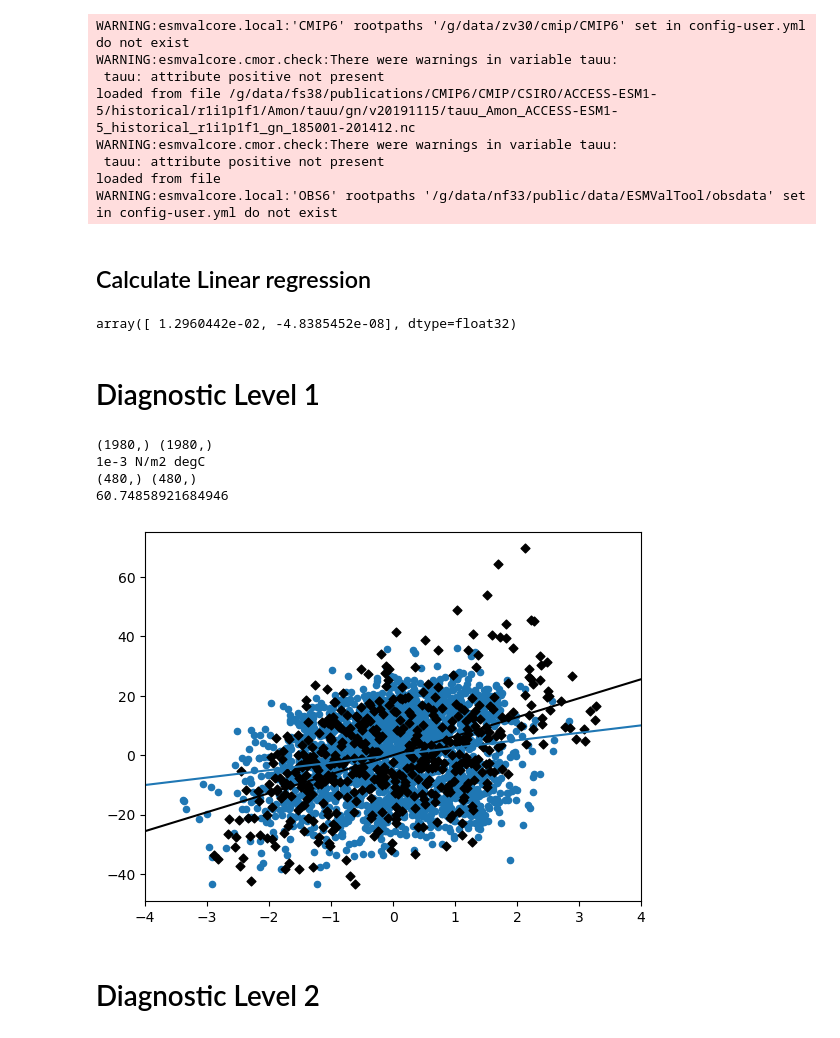
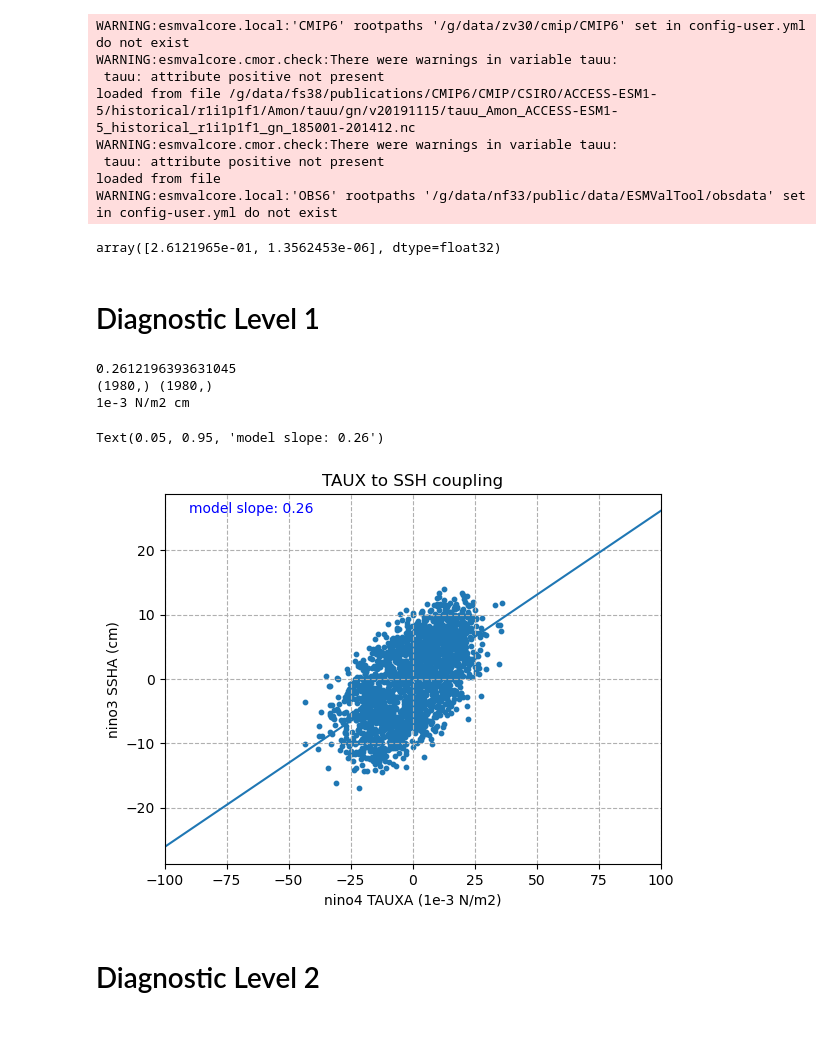
Before and after one commit to ACCESS-NRI/ACCESS-ENSO-recipes, a Jupyter notebook: 21-Taux_SSH_feedback.ipynb, the cells around one changed output. Saved outputs shown, nothing was run; the diff lists cells and outputs as text; code cells hidden in the pictures.

```diff
--- a/21-Taux_SSH_feedback.ipynb
+++ b/21-Taux_SSH_feedback.ipynb
@@ -100,11 +101,11 @@ import iris.quickplot as qplt
 import numpy as np
 import scipy.stats
 # %%
-def sst_east(cube):
+def ssh_east(cube):
     nino3_region = {"start_longitude": 210., "end_longitude": 270., "start_latitude": -5., "end_latitude": 5.}
     # cube = extract_time(cube, start_year=1979, end_year=2000, start_month=1, end_month=12, start_day=1, end_day=31)
     cube = regrid(cube, target_grid="1x1", scheme="linear")
-    cube = convert_units(cube, units="degC")
+    cube = convert_units(cube, units="cm")
     cube = mask_landsea(cube, mask_out="land") #irregular
     cube = anomalies(cube, period="full")
     cube = detrend(cube, dimension="time", method="linear")
@@ -126,10 +127,8 @@ def taux_west(cube):
     cube = area_statistics(cube,operator='mean')
     return cube
 # %%
-model_tos_prep = {name: sst_east(dataset) for name, dataset in model_ts_datasets.items()}
+model_ssh_prep = {name: ssh_east(dataset) for name, dataset in model_ssh_datasets.items()}
 model_tauu_prep = {name: taux_west(dataset) for name, dataset in model_tauu.items()}
 
 obs_tos_prep = {name: sst_east(dataset) for name, dataset in obs_tos_datasets.items()}
 obs_tauu_prep = {name: taux_west(dataset) for name, dataset in obs_tauu_datasets.items()}
-# %% [markdown]
-## Calculate Linear regression
@@ -174,42 +136,49 @@ def lin_regress_matrix(cubeA, cubeB): #array must not contain infs or NaNs
 # scp.LinReg(model_tauu_prep["ACCESS-ESM1-5"].data, model_tos_prep["ACCESS-ESM1-5"].data).intcpt
 B_data = model_tauu_prep["ACCESS-ESM1-5"].data
 B_with_intercept = np.vstack([B_data, np.ones_like(B_data)]).T
-coefs, _, _, _ = np.linalg.lstsq(B_with_intercept, model_tos_prep["ACCESS-ESM1-5"].data, rcond=None)
+coefs, _, _, _ = np.linalg.lstsq(B_with_intercept, model_ssh_prep["ACCESS-ESM1-5"].data, rcond=None)
 coefs
 # %% [output]
-array([ 1.2960442e-02, -4.8385452e-08], dtype=float32)
+array([2.6121965e-01, 1.3562453e-06], dtype=float32)
 # %% [markdown]
 # Diagnostic Level 1
 # %%
 from scipy.stats import linregress
-xseq = np.linspace(-4, 4, num=100)
+xseq = np.linspace(-100, 100, num=100)
 
-# linregress(model_tauu_prep["ACCESS-ESM1-5"].data, model_tos_prep["ACCESS-ESM1-5"].data)
-slope, intcpt, _,_,_ = linregress(model_tos_prep["ACCESS-ESM1-5"].data, model_tauu_prep["ACCESS-ESM1-5"].data)
+slope, intcpt, _,_,_ = linregress(model_tauu_prep["ACCESS-ESM1-5"].data, model_ssh_prep["ACCESS-ESM1-5"].data)
 plt.plot(xseq, intcpt+slope*xseq)
 mod_slope = slope
+print(slope)
 
-slope, intcpt, _,_,_ = linregress(obs_tos_prep["HadISST"].data, obs_tauu_prep["ERA-Interim"].data)
-plt.plot(xseq, intcpt+slope*xseq, color='black')
-metric_val = abs((mod_slope-slope)/slope)*100
+# slope, intcpt, _,_,_ = linregress(obs_tos_prep["HadISST"].data, obs_tauu_prep["ERA-Interim"].data)
+# plt.plot(xseq, intcpt+slope*xseq, color='black')
+# metric_val = abs((mod_slope-slope)/slope)*100
 
-print(model_tauu_prep["ACCESS-ESM1-5"].shape, model_tos_prep["ACCESS-ESM1-5"].shape) #scatter plot
-print(model_tauu_prep["ACCESS-ESM1-5"].units, model_tos_prep["ACCESS-ESM1-5"].units)
-plt.scatter(model_tos_prep["ACCESS-ESM1-5"].data, model_tauu_prep["ACCESS-ESM1-5"].data, s=20)
+print(model_tauu_prep["ACCESS-ESM1-5"].shape, model_ssh_prep["ACCESS-ESM1-5"].shape) #scatter plot
+print(model_tauu_prep["ACCESS-ESM1-5"].units, model_ssh_prep["ACCESS-ESM1-5"].units) #ssh cm
+plt.scatter(model_tauu_prep["ACCESS-ESM1-5"].data, model_ssh_prep["ACCESS-ESM1-5"].data, s=10)
+yunit = model_ssh_prep["ACCESS-ESM1-5"].units
+xunit = model_tauu_prep["ACCESS-ESM1-5"].units
 
-print(obs_tos_prep["HadISST"].shape, obs_tauu_prep["ERA-Interim"].shape)
-plt.scatter(obs_tos_prep["HadISST"].data, obs_tauu_prep["ERA-Interim"].data,s=20, c='black', marker='D')
-plt.xlim(-4,4)
+# print(obs_tos_prep["HadISST"].shape, obs_tauu_prep["ERA-Interim"].shape)
+# plt.scatter(obs_tos_prep["HadISST"].data, obs_tauu_prep["ERA-Interim"].data,s=20, c='black', marker='D')
+plt.xlim(-100,100)
 
+plt.title('TAUX to SSH coupling')
+plt.ylabel(f'nino3 SSHA ({yunit})')
+plt.xlabel(f'nino4 TAUXA ({xunit})')
+plt.grid(linestyle='--')
 ## text slope
+plt.text(0.05,0.95, f'model slope: {mod_slope:.2f}', color='blue',transform=plt.gca().transAxes)
 
-print(metric_val)
+# print(metric_val)
 # %% [output]
+0.2612196393631045
 (1980,) (1980,)
-1e-3 N/m2 degC
-(480,) (480,)
-60.74858921684946
+1e-3 N/m2 cm
+Text(0.05, 0.95, 'model slope: 0.26')
-[figure, old version]
+[figure, new version]
 # %% [markdown]
 # Diagnostic Level 2
 # %%
```
Also changed, not shown: parts of 4 cells of this notebook, 3 other files.
